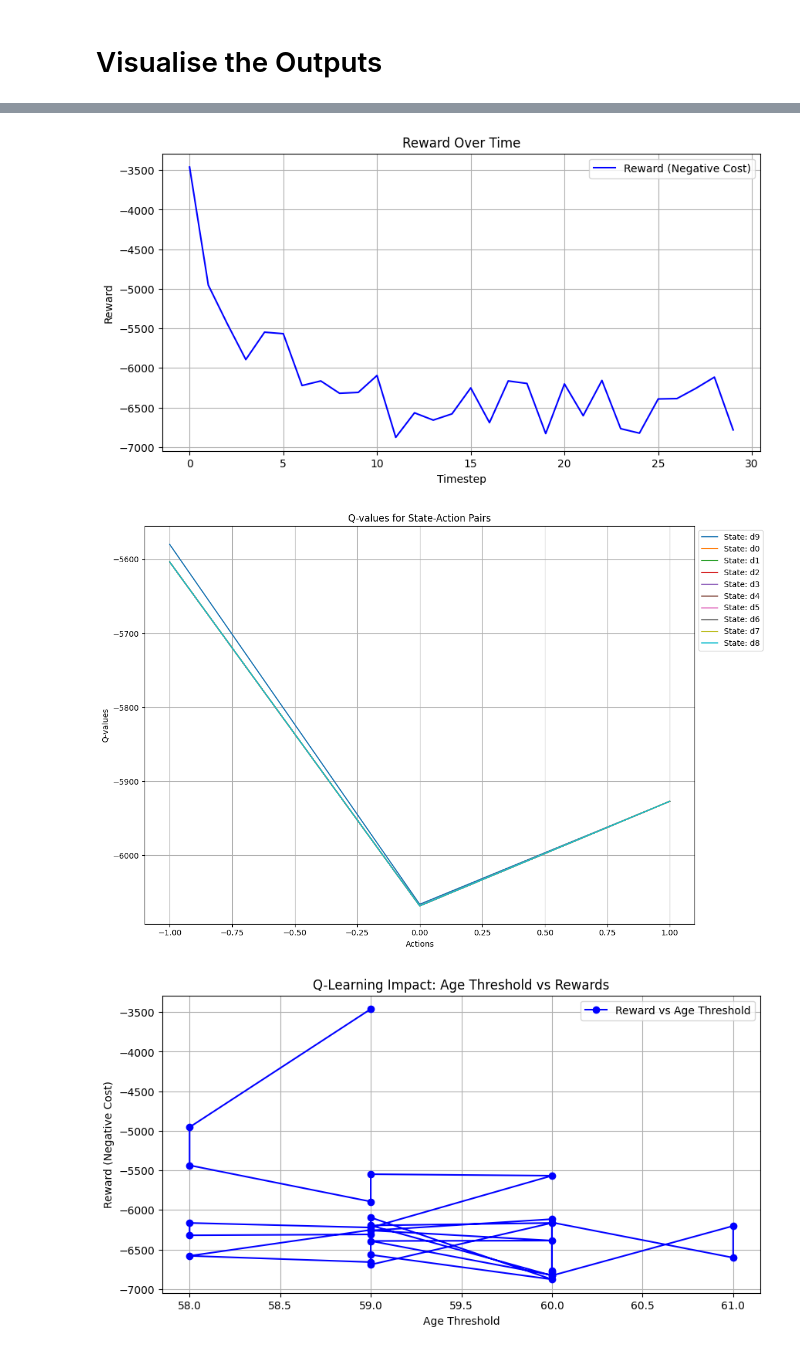
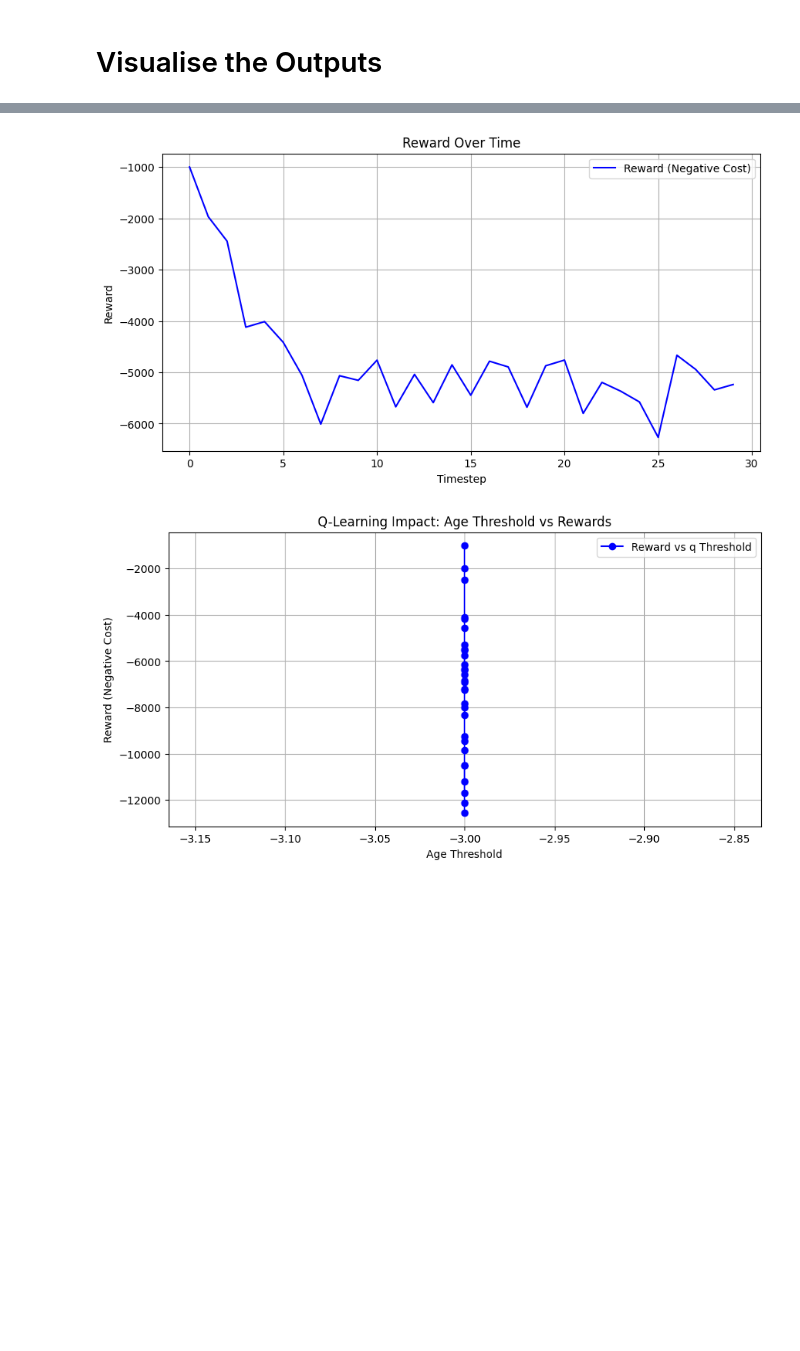
Before and after one commit to nhsengland/SynPathToy, a Jupyter notebook: experiments/healthcare_simulation_with_qlearning.ipynb, the cells around one changed output, grey strips where cells are left out. Cells and saved outputs as stored; diff of their text form; code cells hidden in the pictures; blank space fills up the shorter version.

Commit message:
Update q-learning to force non-linear

```diff
--- a/experiments/healthcare_simulation_with_qlearning.ipynb
+++ b/experiments/healthcare_simulation_with_qlearning.ipynb
@@ -444,17 +522,15 @@ determines their next actions based on predefined pathways, and executes those a
 
 """
 system_cost = []
-age_threshold_rewards = []
-age_threshold = AGE_THRESHOLD  # Initialize age threshold
+q_threshold_rewards = []
 for step in range(NUM_STEPS):
     step_cost = 0
-    state = pw.name  # Use pathway name as the state
-    action = choose_action(state) # Q-learning: Adjust AGE_THRESHOLD dynamically
-    age_threshold = max(40, min(90, age_threshold + action))  # Clamp AGE_THRESHOLD between 40 and 90
     for patient in patients:
         patient.progress_diseases(patient, step)
         for pw in pathways:
-            next_a = pw.next_action(patient,age_threshold)
+            q_state = pw.name  # Use pathway name as the state
+            q_action = choose_q_action(q_state) # Q-learning: Adjust AGE_THRESHOLD dynamically
+            next_a = pw.next_action(patient,q_action)
             if next_a and next_a in actions:
                 actions[next_a].assign(patient)
                 patient.history.append(next_a)
@@ -462,12 +538,13 @@ for step in range(NUM_STEPS):
         in_progress, cost = act.execute()
         step_cost += cost
     system_cost.append(step_cost)
-    reward = -step_cost  # Negative cost as reward
-    age_threshold_rewards.append((age_threshold, reward))
+    #reward = -step_cost  # Negative cost as reward
+    reward = compute_reward(step_cost, patients)
+    q_threshold_rewards.append((q_threshold, reward))
 
     for pw in pathways:
-        state = pw.name
-        q_table[state][action] += alpha * (reward + gamma * max(q_table[state].values()) - q_table[state][action])
+        q_state = pw.name
+        q_table[q_state][q_action] += alpha * (reward + gamma * max(q_table[q_state].values()) - q_table[q_state][q_action])
 # %% [markdown]
 # Visualise the Outputs
 # %%
@@ -601,24 +678,12 @@ plt.grid(True)
 plt.legend()
 plt.show()
 
-# Visualize Q-values for each state-action pair
-plt.figure(figsize=(12, 8))
-for state, actions in q_table.items():
-    plt.plot(list(actions.keys()), list(actions.values()), label=f"State: {state}")
-plt.title("Q-values for State-Action Pairs")
-plt.xlabel("Actions")
-plt.ylabel("Q-values")
-plt.legend(loc="upper left", bbox_to_anchor=(1, 1))
-plt.grid(True)
-plt.tight_layout()
-plt.show()
-
 # Extract age_thresholds and rewards from age_threshold_rewards
-age_thresholds, rewards = zip(*age_threshold_rewards)
+q_thresholds, rewards = zip(*q_threshold_rewards)
 
 # Plot the data
 plt.figure(figsize=(10, 5))
-plt.plot(age_thresholds, rewards, marker='o', linestyle='-', color='blue', label='Reward vs Age Threshold')
+plt.plot(q_thresholds, rewards, marker='o', linestyle='-', color='blue', label='Reward vs q Threshold')
 plt.title("Q-Learning Impact: Age Threshold vs Rewards")
 plt.xlabel("Age Threshold")
 plt.ylabel("Reward (Negative Cost)")
@@ -627,4 +692,12 @@ plt.legend()
 plt.show()
 
 print("Total system cost:", sum(system_cost))
+print("Average queue penalty:", np.mean([p.outcomes['queue_penalty'] for p in patients]))
+print("Average clinical penalty:", np.mean([p.outcomes['clinical_penalty'] for p in patients]))
+print("Average wait time:", np.mean([p.queue_time for p in patients]))
+print("Average clinical variables:", {k: np.mean([p.clinical[k] for p in patients]) for k in IDEAL_CLINICAL_VALUES.keys()})
+print("Optimised Q-values for state-action pairs:")
+for state, actions in q_table.items():
+    for action, q_value in actions.items():
+        print(f"  State: {state}, Action: {action}, Q-value: {q_value:.2f}")
 # %% [output]
@@ -638,3 +711,2 @@ print("Total system cost:", sum(system_cost))
-[figure, old version]
+[figure, new version]
-[figure, old version]
+[figure, new version]
-[figure, removed]
```
Also changed, not shown: parts of 11 cells of this notebook.
